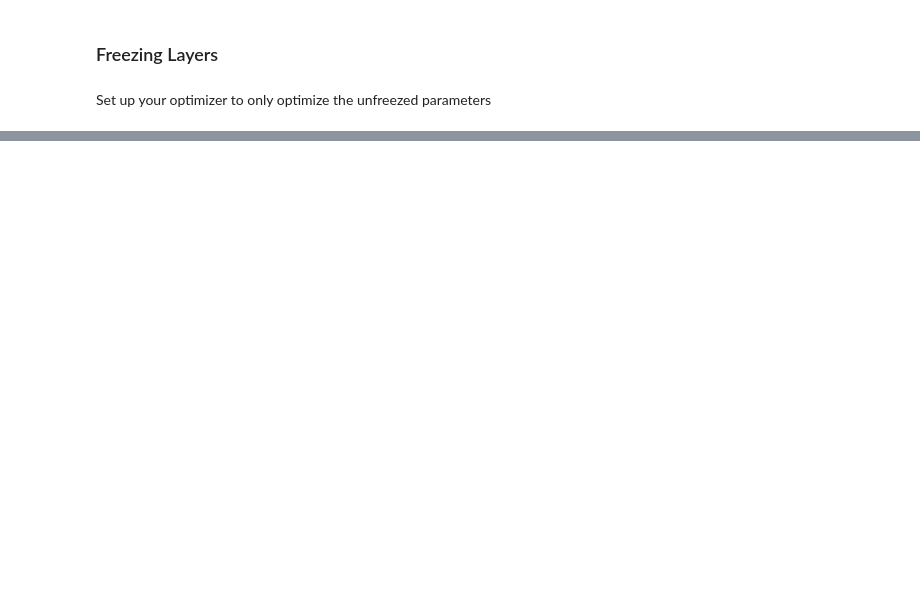
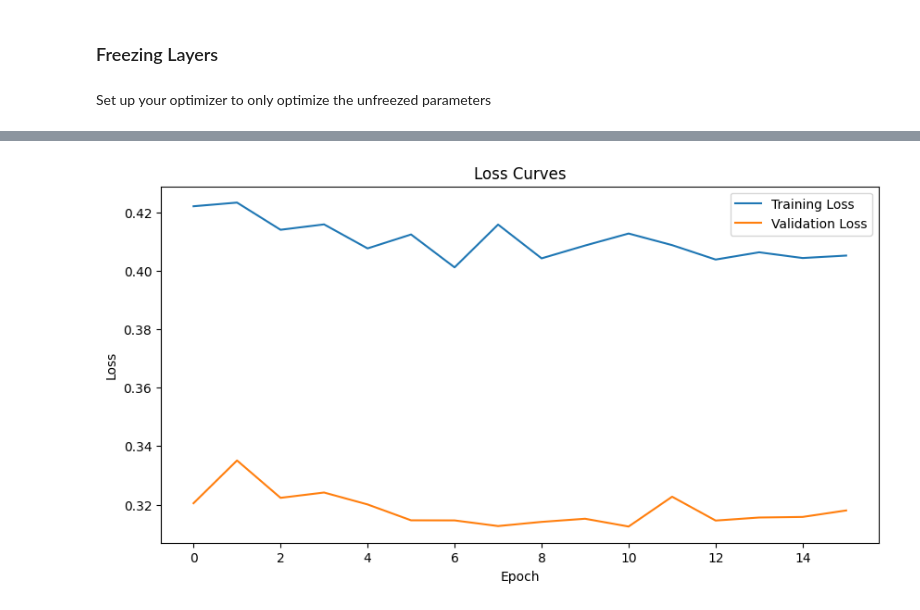
Before and after one commit to RingoKid/EuroSAT-DeepLearning, a Jupyter notebook: EuroSATxreBEN.ipynb, the cells around one changed output, grey strips where cells are left out. Saved outputs shown, nothing was run; the diff lists cells and outputs as text; code cells hidden in the pictures; blank space fills up the shorter version.

```diff
--- a/EuroSATxreBEN.ipynb
+++ b/EuroSATxreBEN.ipynb
@@ -414,62 +391,113 @@ criterion = torch.nn.BCEWithLogitsLoss()
+# %%
+# Plot loss curves
+def plot_loss_curves(training_losses, validation_losses):
+    plt.figure(figsize=(10, 5))
+    plt.plot(training_losses, label='Training Loss')
+    plt.plot(validation_losses, label='Validation Loss')
+    plt.xlabel('Epoch')
+    plt.ylabel('Loss')
+    plt.title('Loss Curves')
+    plt.legend()
+    plt.show()
 # %%
 # Hyperparameters
-num_epochs = 5
+num_epochs = 30
+patience = 5  # Number of epochs to wait for improvement in early stopping
+best_val_loss = float('inf')
+patience_counter = 0
+
 device = torch.device("cuda" if torch.cuda.is_available() else "cpu")
 model = model.to(device)
 
+# Optimizer with lower weight decay
+optimizer = torch.optim.Adam(filter(lambda p: p.requires_grad, model.parameters()), lr=0.001, weight_decay=1e-3)
+
+# Loss Function
+criterion = torch.nn.CrossEntropyLoss()
+
+# Scheduler with increased patience
+scheduler = torch.optim.lr_scheduler.ReduceLROnPlateau(optimizer, mode='min', factor=0.5, patience=2, verbose=True)
+
+# Variables to store loss values
+training_losses = []
+validation_losses = []
+
+# Training loop with ReduceLROnPlateau and early stopping
 for epoch in range(num_epochs):
     print(f"Epoch {epoch+1}/{num_epochs}")
-    model.train()  # Set the model to training mode
-    running_loss = 0.0  # Track loss across batches
+    model.train()
+    running_loss = 0.0
 
     for images, labels in train_loader:
-        # Move data to the same device as the model
         images = images.to(device)
         labels = labels.to(device)
 
-        # Zero out gradients from the last iteration
+        # Convert one-hot encoded labels to class indices
+        labels = labels.argmax(dim=1)
+
         optimizer.zero_grad()
-
-        # Forward pass
         outputs = model(images)
-
-        # Compute the loss
-        loss = criterion(outputs, labels.float())
-
-        # Backward pass and weight update
+        loss = criterion(outputs, labels)
         loss.backward()
         optimizer.step()
 
-        # Accumulate the loss
         running_loss += loss.item()
 
-    # Print the average loss for this epoch
     avg_loss = running_loss / len(train_loader)
+    training_losses.append(avg_loss)
     print(f"Training Loss: {avg_loss:.4f}")
 
-    # Validation step after each epoch
-    model.eval()  # Switch to evaluation mode
+    # Validation phase
+    model.eval()
     val_loss = 0.0
     correct_predictions = 0
     total_predictions = 0
 
-    with torch.no_grad():  # No gradient calculation during evaluation
+    with torch.no_grad():
         for images, labels in val_loader:
             images = images.to(device)
             labels = labels.to(device)
 
+            # Convert one-hot encoded labels to class indices
+            labels = labels.argmax(dim=1)
+
             outputs = model(images)
-            loss = criterion(outputs, labels.float())
+            loss = criterion(outputs, labels)
             val_loss += loss.item()
 
-            # Convert outputs to binary predictions (for binary/multilabel classification)
-            preds = (torch.sigmoid(outputs) > 0.5).int()
-            correct_predictions += (preds == labels).sum().item()
-            total_predictions += labels.numel()
+            # Get predicted class
+            _, predicted_classes = torch.max(outputs, 1)
+            correct_predictions += (predicted_classes == labels).sum().item()
+            total_predictions += labels.size(0)
 
     avg_val_loss = val_loss / len(val_loader)
+    validation_losses.append(avg_val_loss)
     accuracy = correct_predictions / total_predictions
     print(f"Validation Loss: {avg_val_loss:.4f}, Accuracy: {accuracy:.4f}")
 
+    # Step the scheduler based on validation loss
+    scheduler.step(avg_val_loss)
+
+    # Early stopping logic
+    if avg_val_loss < best_val_loss:
+        best_val_loss = avg_val_loss
+        patience_counter = 0
+        torch.save(model.state_dict(), "best_model.pth")
+        print("Validation loss improved, resetting patience counter and saving model.")
+    else:
+        patience_counter += 1
+        print(f"Validation loss did not improve. Patience counter: {patience_counter}")
+        if patience_counter >= patience:
+            print("Early stopping triggered!")
+            break
+
+    # Log current learning rate
+    current_lr = optimizer.param_groups[0]['lr']
+    print(f"Current Learning Rate: {current_lr:.6f}")
+
+
+# Plot the loss curves after training
+plot_loss_curves(training_losses, validation_losses)
+
 print("Training complete!")
 # %% [output]
@@ -491,0 +521 @@ Training complete!
+[figure, added]
```
Also changed, not shown: parts of 17 cells of this notebook.
